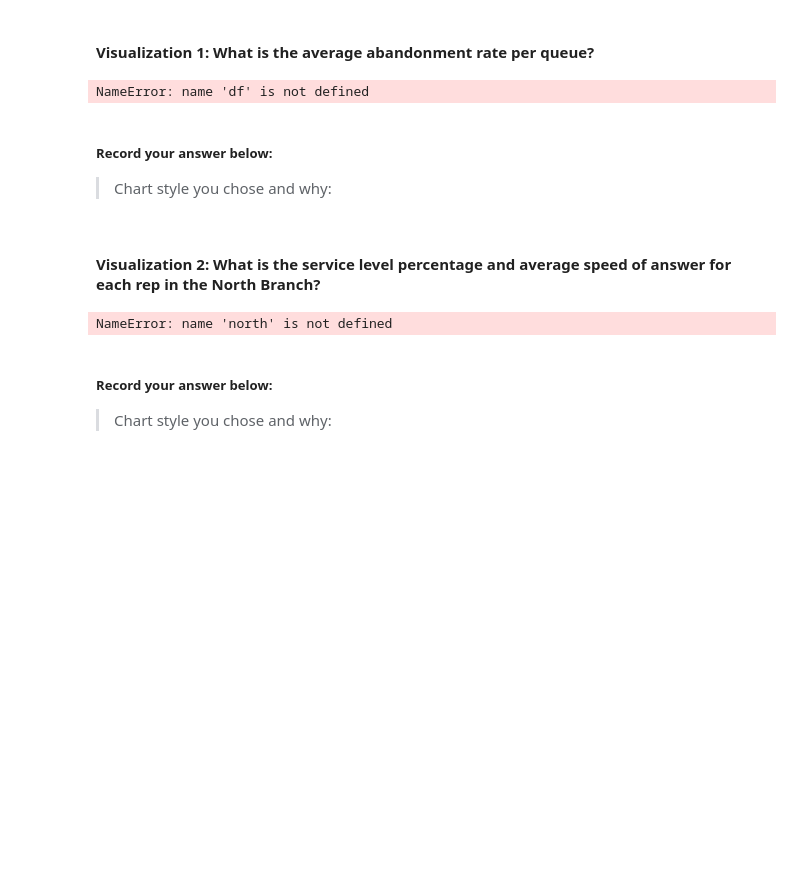
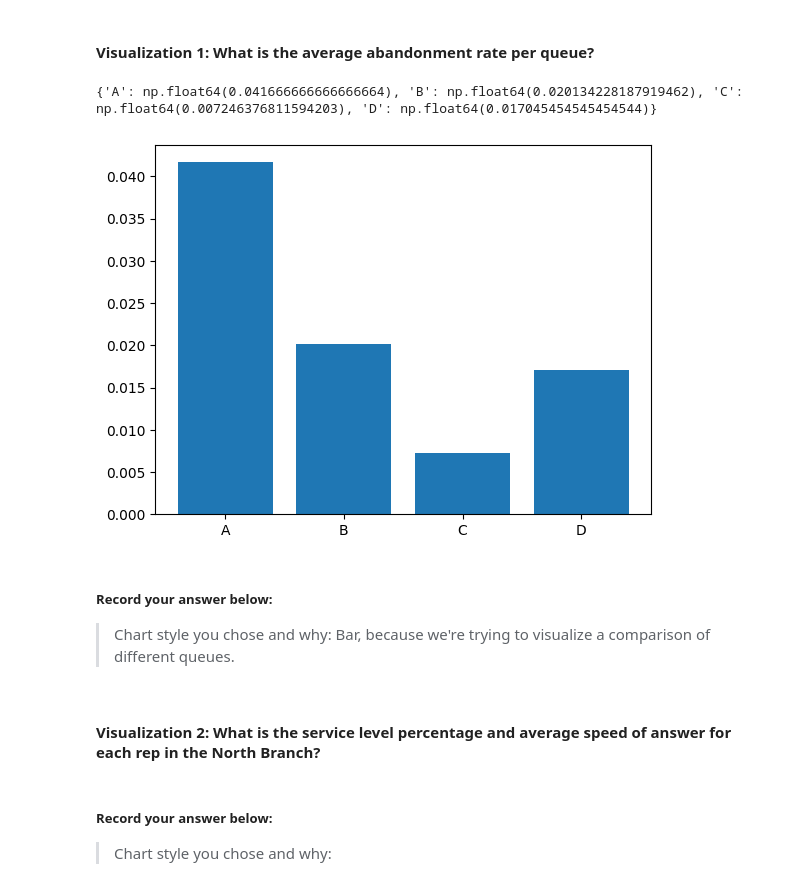
Before and after one commit to bradleytkay/call-center-cleanup-assignment, a Jupyter notebook: Call_Center_Cleanup.ipynb, the cells around one changed output. Drawn from its saved outputs; the diff is of its cells as text; code cells hidden in the pictures; blank space fills up the shorter version.

```diff
--- a/Call_Center_Cleanup.ipynb
+++ b/Call_Center_Cleanup.ipynb
@@ -497,39 +534,52 @@ Create a visualization for each of the following questions. Some of the code to
 # %%
 # Create visualization 1 here
 # Import any additional libraries needed with alias
 
 # The dictionary abandonment_rates has the data you need.
 abandonment_rates = {}
 queues = ["A", "B", "C", "D"]
 queue_dict = df.groupby("Queue").agg("sum")
 for i in range(4):
     abandonment_rates[queues[i]] = queue_dict["Abandoned"][i] / queue_dict["Calls"][i]
 
+print(abandonment_rates)
+
 #Your code below:
+
+queues = (abandonment_rates.keys())
+rates = (abandonment_rates.values())
+
+# Gez it took me forever to figure out that it was necessary to get keys and values out of the
+# abandonment_rates dictionary.  Should I have known how to do that?  I didn't find anything
+# like that in the textbook, but maybe I'm just missing it.
+
+plt.bar(queues, rates)
+plt.show()
 # %% [output]
-NameError: name 'df' is not defined
+{'A': np.float64(0.041666666666666664), 'B': np.float64(0.020134228187919462), 'C': np.float64(0.007246376811594203), 'D': np.float64(0.017045454545454544)}
+[figure, added]
 # %% [markdown]
 ##### Record your answer below:
 
-> Chart style you chose and why:
+> Chart style you chose and why: Bar, because we're trying to visualize a comparison of different queues.
 # %% [markdown]
 #### Visualization 2: What is the service level percentage and average speed of answer for each rep in the North Branch?
 # %%
 # Create visualization 2 here
 # north_plt contains the data you need for the average speed of answer of each rep
 
-north_plt = north.groupby("Rep ID")["Incoming Wait Time"].mean().to_frame().reset_index()
+north_plt = north_df.groupby("Rep ID")["Incoming Wait Time"].mean().to_frame().reset_index()
 
 # Finding each Rep's Personal Service Level Percentage.  Basically, Calls within 2 secs / total calls
 
 # Table 1: Total Incoming calls less than 2 seconds grouped by Rep
-quick_calls = north[north["Incoming Wait Time"] <= 2.0]
+quick_calls = north_df[north_df["Incoming Wait Time"] <= 2.0]
 quick_reps = quick_calls[["Rep ID", "Calls"]]
 quick_stats = quick_reps.groupby(["Rep ID"]).sum()  # Final Table
 
 
 # Table 2: Total Incoming Calls Only grouped by Rep
-total_calls_in = north[north["Incoming or Outgoing"] == "Incoming"]
+total_calls_in = north_df[north_df["Incoming or Outgoing"] == "Incoming"]
 rep_calls = total_calls_in[["Rep ID", "Calls"]]
 total_stats = rep_calls.groupby(["Rep ID"]).sum() # Final Table
 
@@ -540,8 +590,8 @@ service_level = pd.merge(quick_stats, total_stats, on="Rep ID")
 service_level["Service Level %"] = service_level["Calls_x"]/service_level["Calls_y"] * 100
 
 #Your Code Here:
+
+plt.scatter()
-# %% [output]
-NameError: name 'north' is not defined
 # %% [markdown]
 ##### Record your answer below:
 
```
Also changed, not shown: parts of 6 cells of this notebook.
